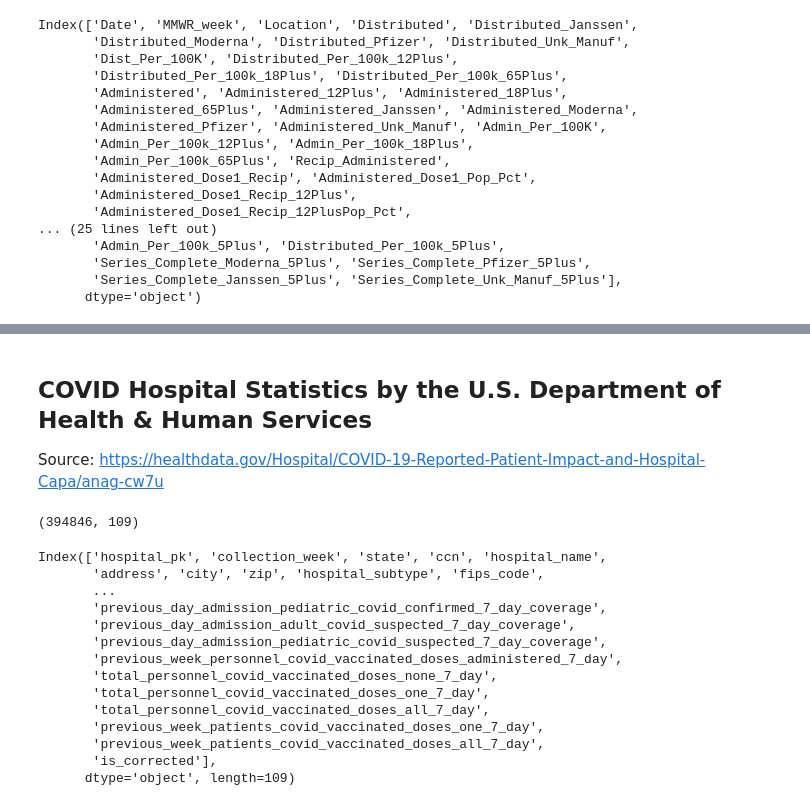
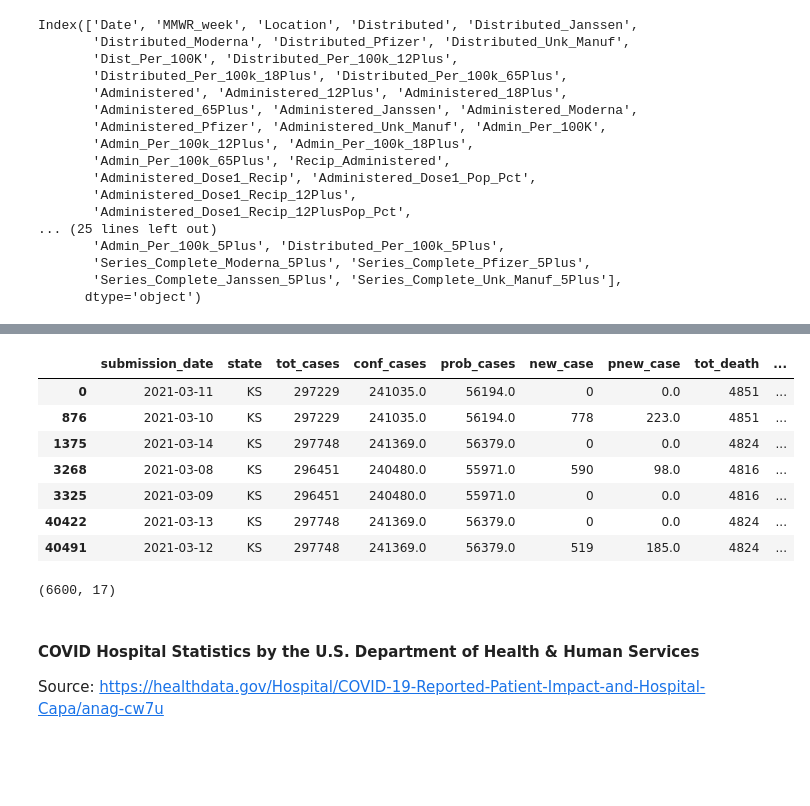
Before and after one commit to vaddhiparthy/COVID-Data-Analysis, a Jupyter notebook: COVID Data Analysis.ipynb, the cells around one changed output, grey strips where cells are left out. Drawn from its saved outputs; the diff is of its cells as text; code cells hidden in the pictures; blank space fills up the shorter version.

```diff
--- a/COVID Data Analysis.ipynb
+++ b/COVID Data Analysis.ipynb
@@ -97,0 +250,8 @@ Index(['submission_date', 'state', 'tot_cases', 'conf_cases', 'prob_cases',
+# %%
+df_cases["submission_date"] =  pd.to_datetime(df_cases["submission_date"], format='%m/%d/%Y')
+# %%
+df_cases["week"]=df_cases["submission_date"].dt.week
+# %%
+df_cases["week"] = df_cases["week"].astype(str).str.pad(2, side='left', fillchar='0')
+# %%
+df_cases["uid"]=df_cases['state']+df_cases['submission_date'].astype(str).str[:4]+df_cases["week"].astype(str)
@@ -97,0 +292,11 @@ Index(['submission_date', 'state', 'tot_cases', 'conf_cases', 'prob_cases',
+# %%
+df_cases[df_cases["uid"]=='KS202110']
+# %% [output]
+|  | submission_date | state | tot_cases | conf_cases | prob_cases | new_case | pnew_case | tot_death | ... |
+| 0 | 2021-03-11 | KS | 297229 | 241035.0 | 56194.0 | 0 | 0.0 | 4851 | ... |
+| 876 | 2021-03-10 | KS | 297229 | 241035.0 | 56194.0 | 778 | 223.0 | 4851 | ... |
+| 1375 | 2021-03-14 | KS | 297748 | 241369.0 | 56379.0 | 0 | 0.0 | 4824 | ... |
+| 3268 | 2021-03-08 | KS | 296451 | 240480.0 | 55971.0 | 590 | 98.0 | 4816 | ... |
+| 3325 | 2021-03-09 | KS | 296451 | 240480.0 | 55971.0 | 0 | 0.0 | 4816 | ... |
+| 40422 | 2021-03-13 | KS | 297748 | 241369.0 | 56379.0 | 0 | 0.0 | 4824 | ... |
+| 40491 | 2021-03-12 | KS | 297748 | 241369.0 | 56379.0 | 519 | 185.0 | 4824 | ... |
@@ -98,25 +305,8 @@ Index(['submission_date', 'state', 'tot_cases', 'conf_cases', 'prob_cases',
+# %%
+df_cases.shape
+# %% [output]
+(6600, 17)
 # %% [markdown]
-## COVID Hospital Statistics by the U.S. Department of Health & Human Services
+#### COVID Hospital Statistics by the U.S. Department of Health & Human Services
 Source: https://healthdata.gov/Hospital/COVID-19-Reported-Patient-Impact-and-Hospital-Capa/anag-cw7u
-# %%
-df_Hospitals.shape
-# %% [output]
-(394846, 109)
-# %%
-df_Hospitals.columns
-# %% [output]
-Index(['hospital_pk', 'collection_week', 'state', 'ccn', 'hospital_name',
-       'address', 'city', 'zip', 'hospital_subtype', 'fips_code',
-       ...
-       'previous_day_admission_pediatric_covid_confirmed_7_day_coverage',
-       'previous_day_admission_adult_covid_suspected_7_day_coverage',
-       'previous_day_admission_pediatric_covid_suspected_7_day_coverage',
-       'previous_week_personnel_covid_vaccinated_doses_administered_7_day',
-       'total_personnel_covid_vaccinated_doses_none_7_day',
-       'total_personnel_covid_vaccinated_doses_one_7_day',
-       'total_personnel_covid_vaccinated_doses_all_7_day',
-       'previous_week_patients_covid_vaccinated_doses_one_7_day',
-       'previous_week_patients_covid_vaccinated_doses_all_7_day',
-       'is_corrected'],
-      dtype='object', length=109)
 # %%
```
Also changed, not shown: parts of 77 cells of this notebook.
